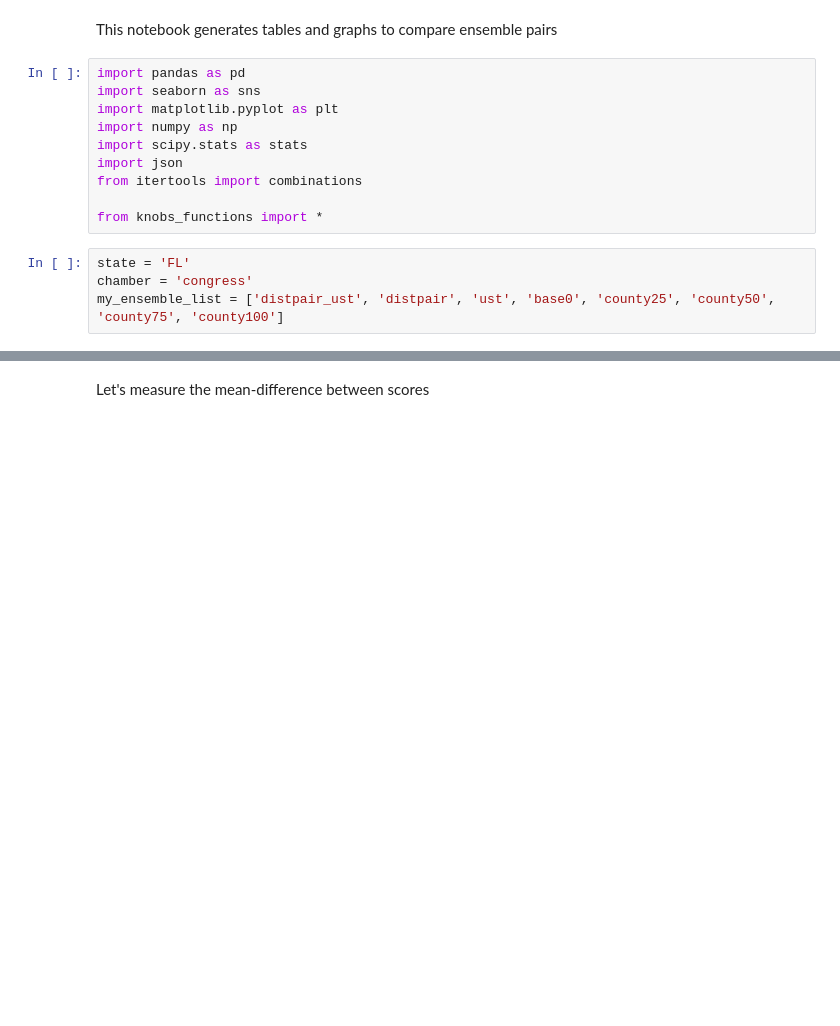
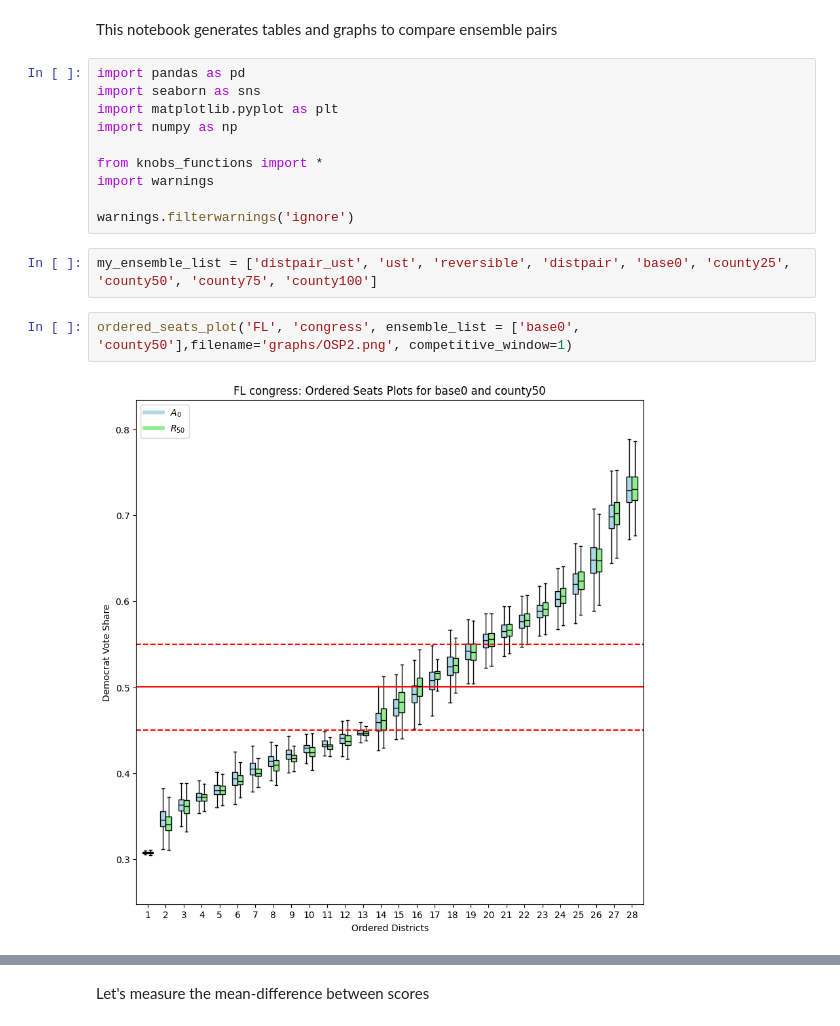
Before and after one commit to KrisTapp/Knobs, a Jupyter notebook: Compare ensembles.ipynb, the cells around one changed output, grey strips where cells are left out. Cells and saved outputs as stored; diff of their text form; blank space fills up the shorter version.

```diff
--- a/Compare ensembles.ipynb
+++ b/Compare ensembles.ipynb
@@ -5,12 +5,14 @@ import pandas as pd
 import seaborn as sns
 import matplotlib.pyplot as plt
 import numpy as np
-import scipy.stats as stats
-import json
-from itertools import combinations
 
 from knobs_functions import *
+import warnings
+
+warnings.filterwarnings('ignore')
 # %%
-state = 'FL'
-chamber = 'congress'
-my_ensemble_list = ['distpair_ust', 'distpair', 'ust', 'base0', 'county25', 'county50', 'county75', 'county100']
+my_ensemble_list = ['distpair_ust', 'ust', 'reversible', 'distpair', 'base0', 'county25', 'county50', 'county75', 'county100']
+# %%
+ordered_seats_plot('FL', 'congress', ensemble_list = ['base0', 'county50'],filename='graphs/OSP2.png', competitive_window=1)
+# %% [output]
+[figure, added]
```
Also changed, not shown: parts of 37 cells of this notebook, 48 other files.
